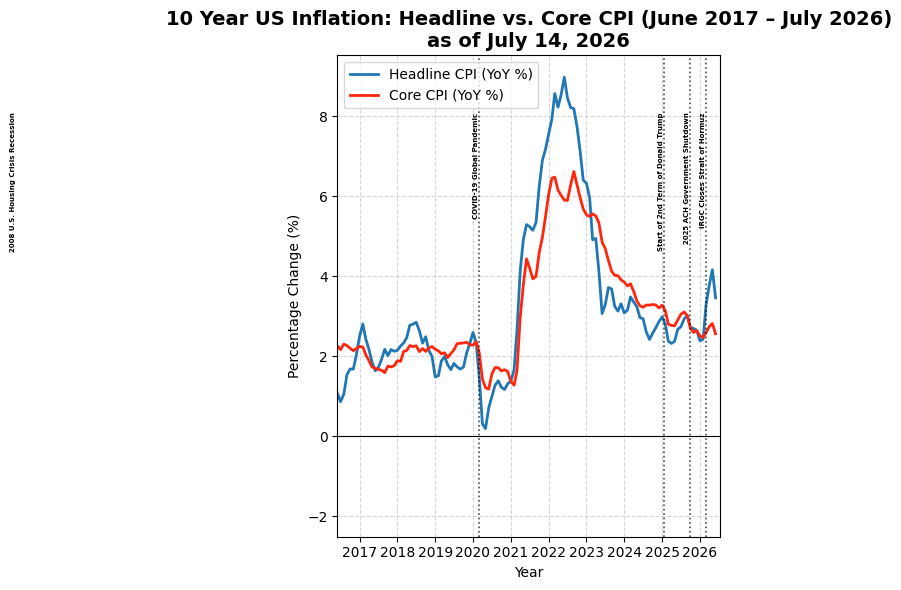
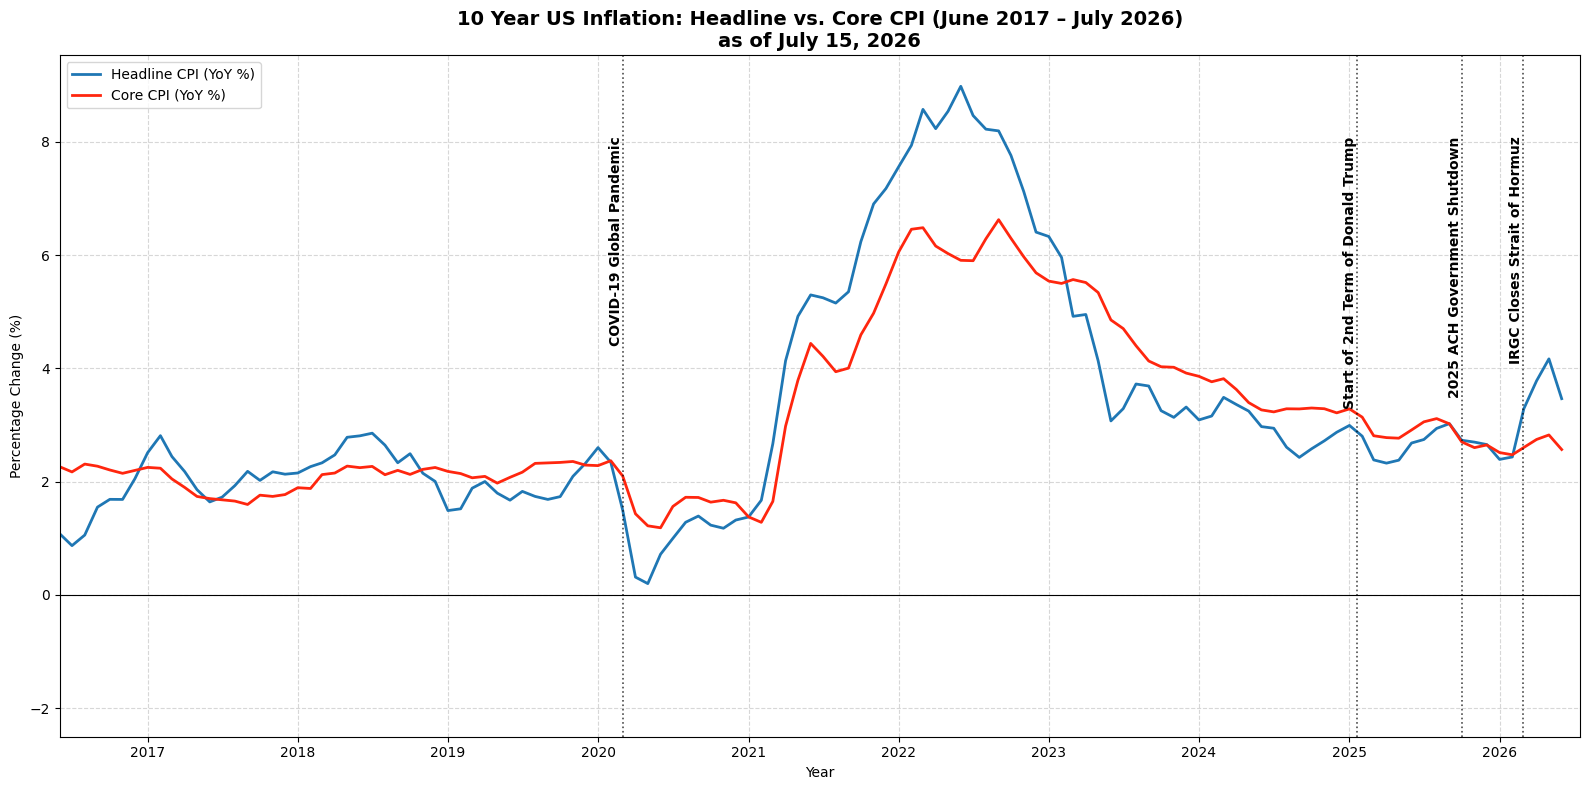
Code edit (unified diff) that turned the first committed figure into the second:
--- before
+++ after
@@ -4,5 +4,5 @@
 plot_start = start + relativedelta(years=1)
 
-plt.figure(figsize=(12, 6))
+plt.figure(figsize=(16, 8))
 
 plt.plot(df_yoy.index, 
@@ -35,5 +35,5 @@
 plt.axhline(0, color='black', linewidth=0.8, linestyle='-')
 plt.grid(True, which='both', linestyle='--', alpha=0.5)
-add_event_lines_small(events , df, y)
+add_event_lines(events , df, y)
 plt.legend()
 plt.tight_layout()

Commit: Add files via upload